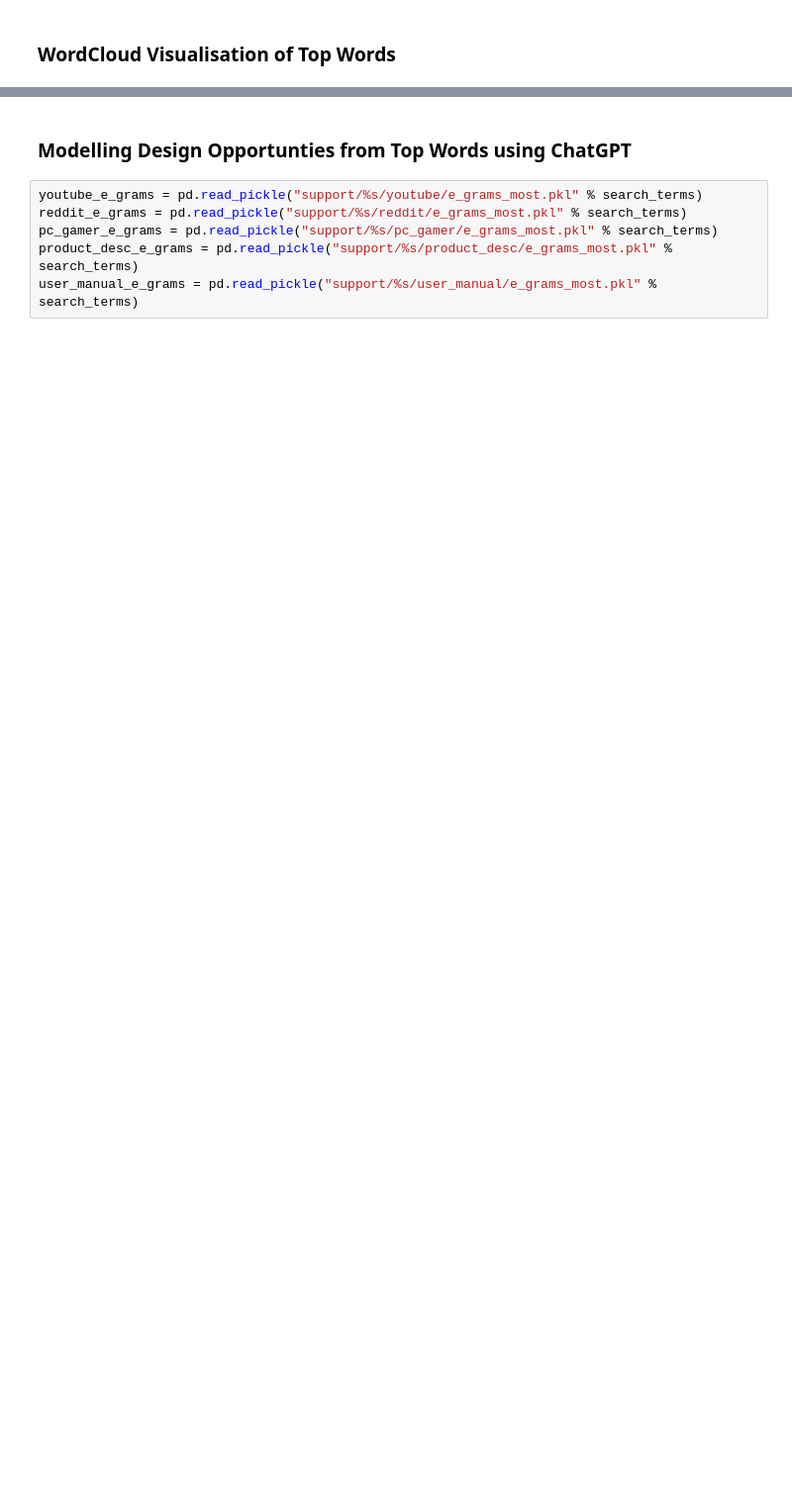
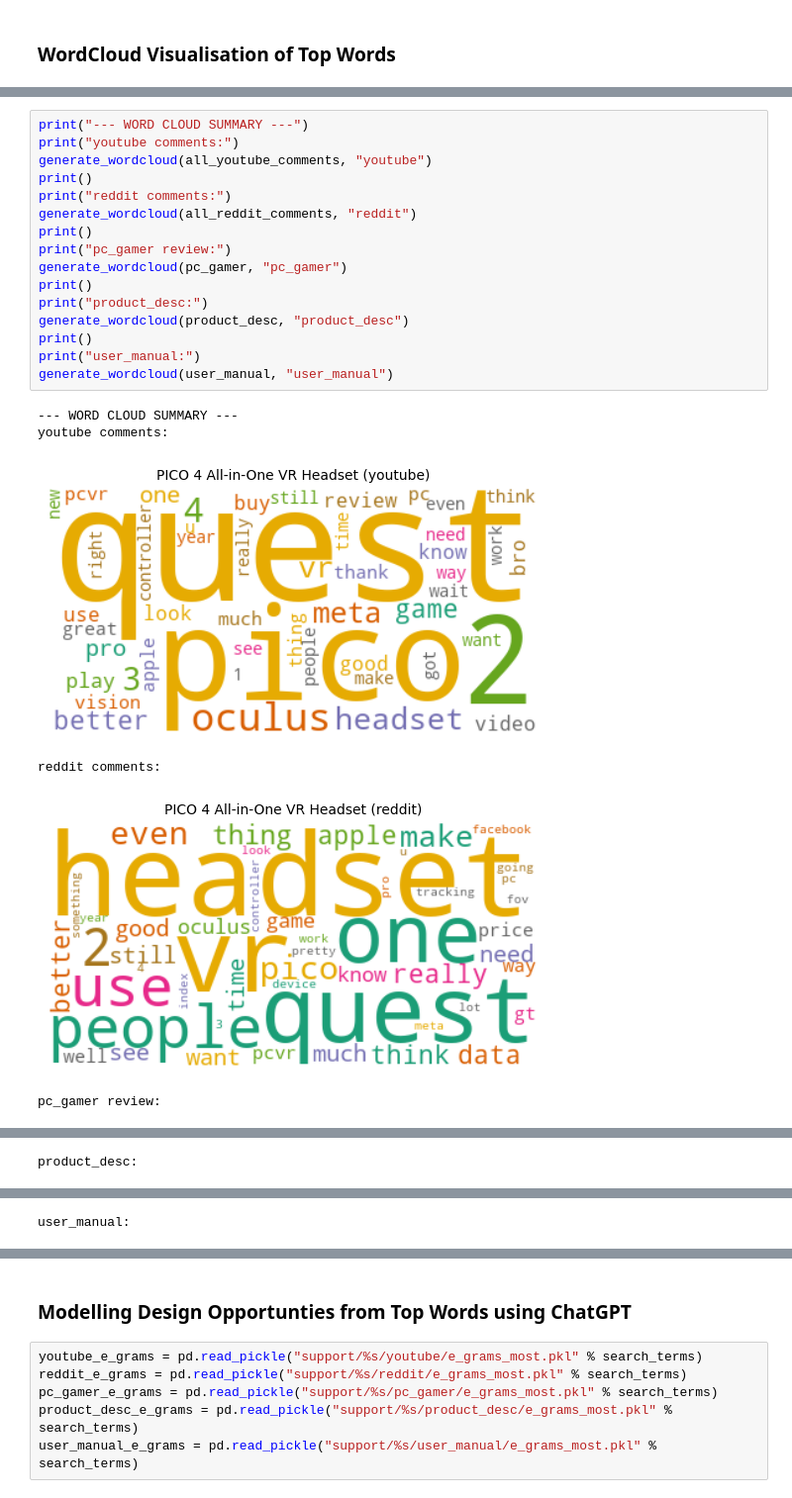
Before and after one commit to hunchongtan/Hoverfly_SUTD, a Jupyter notebook: chap3.ipynb, the cells around one changed output, grey strips where cells are left out. Shown at 99% size. Cells and saved outputs as stored; diff of their text form; blank space fills up the shorter version.

```diff
--- a/chap3.ipynb
+++ b/chap3.ipynb
@@ -217,0 +216,23 @@ User manual:
+# %%
+print("--- WORD CLOUD SUMMARY ---")
+print("youtube comments:")
+generate_wordcloud(all_youtube_comments, "youtube")
+print()
+print("reddit comments:")
+generate_wordcloud(all_reddit_comments, "reddit")
+print()
+print("pc_gamer review:")
+generate_wordcloud(pc_gamer, "pc_gamer")
+print()
+print("product_desc:")
+generate_wordcloud(product_desc, "product_desc")
+print()
+print("user_manual:")
+generate_wordcloud(user_manual, "user_manual")
+# %% [output]
+--- WORD CLOUD SUMMARY ---
+youtube comments:
+[figure, added]
+reddit comments:
+[figure, added]
+pc_gamer review:
@@ -217,0 +240 @@ User manual:
+product_desc:
@@ -217,0 +242 @@ User manual:
+user_manual:
```
Also changed, not shown: parts of 15 cells of this notebook, 29 other files.
